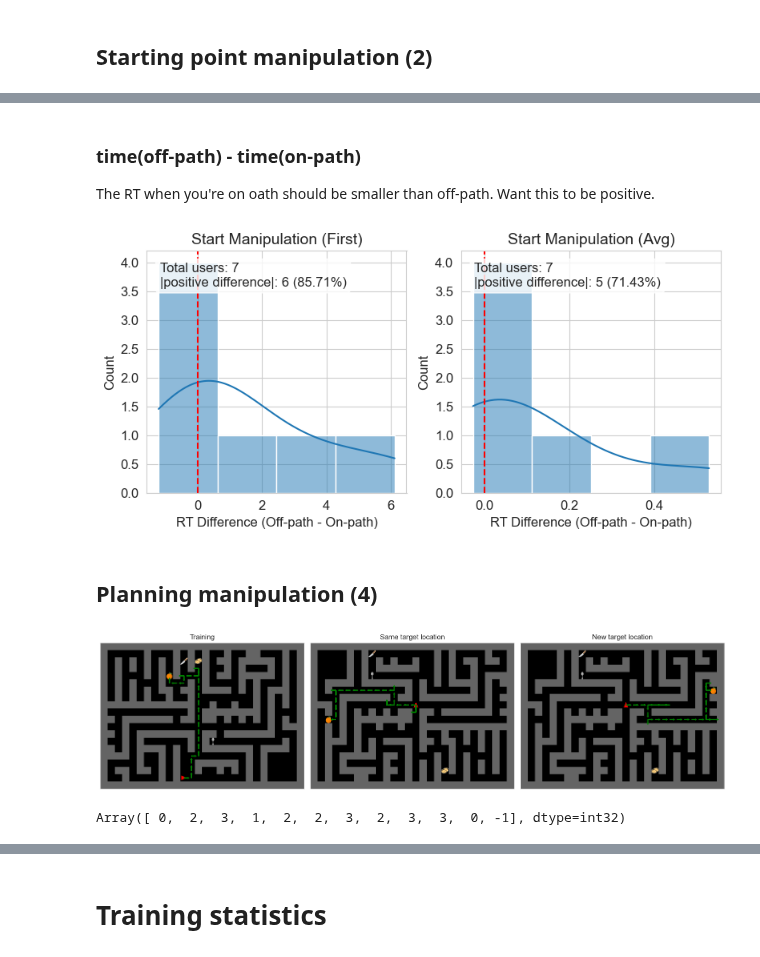
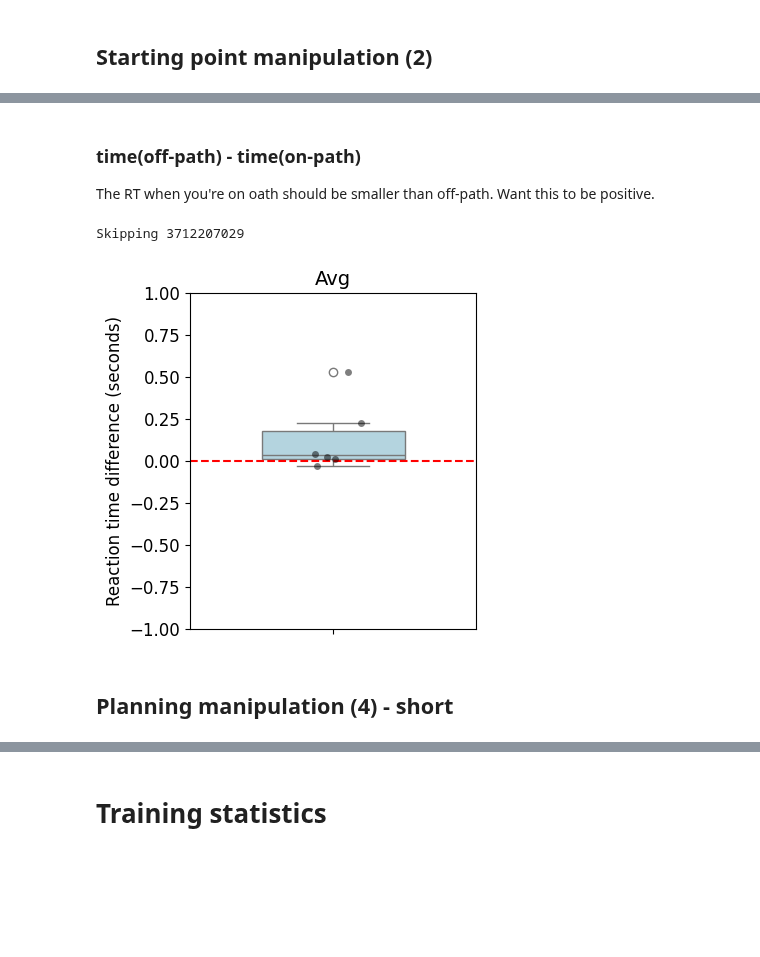
Before and after one commit to wcarvalho/human-dyna-web, a Jupyter notebook: analysis_notebooks/exp3-v2.ipynb, the cells around one changed output, grey strips where cells are left out. Saved outputs shown, nothing was run; the diff lists cells and outputs as text; code cells hidden in the pictures; blank space fills up the shorter version.

Commit message:
updated plots

```diff
--- a/analysis_notebooks/exp3-v2.ipynb
+++ b/analysis_notebooks/exp3-v2.ipynb
@@ -355,7 +372,7 @@ Using: /Users/wilka/git/research/human-dyna-web/libraries/housemaze/housemaze/im
 user_df = data_loading.make_all_episode_data(
     files=files,
     example_timestep=example_web_timestep,
-    overwrite=True,
+    overwrite=False,
     # debug=True
 )
 user_df.head()
@@ -394,13 +484,15 @@ plots.m2_reaction_times(user_df)
 # %%
 display(Markdown("""
 ### time(off-path) - time(on-path)
 The RT when you're on oath should be smaller than off-path. Want this to be positive.
 """))
-plots.m2_reaction_time_difference(user_df)
+# plots.m2_reaction_time_difference(user_df, ['first'], y_lim=[-2, 7])
+plots.m2_reaction_time_difference(user_df, ['avg'], y_lim=[-1, 1])
 # %% [output]
 
 ### time(off-path) - time(on-path)
 The RT when you're on oath should be smaller than off-path. Want this to be positive.
+Skipping 3712207029
-[figure, old version]
+[figure, new version]
 # %% [markdown]
-## Planning manipulation (4)
+## Planning manipulation (4) - short
@@ -418,23 +499,2 @@ cond2 = subset.filter(maze='big_m4_maze_long_eval_same')
 # %%
-# Create a figure with 3 subplots for render_path
-fig, axs = plt.subplots(1, 3, figsize=(15, 5))
-
-# Render paths on separate subplots
-housemaze.render_path(cond0.episodes[0], ax=axs[0])
-axs[0].set_title("Training")
-
-housemaze.render_path(cond1.episodes[0], ax=axs[2])
-axs[2].set_title('New target location')
-
-housemaze.render_path(cond2.episodes[0], ax=axs[1])
-axs[1].set_title('Same target location')
-
-plt.tight_layout()
-plt.show()
+# plots.plot_m4_example(user_df, 'short')
-# %% [output]
-[figure, removed]
-# %%
-actions = cond1.episodes[0].actions
-episode_length = len(cond1.episodes[0].actions)
-# %% [output]
-Array([ 0,  2,  3,  1,  2,  2,  3,  2,  3,  3,  0, -1], dtype=int32)
```
Also changed, not shown: parts of 60 cells of this notebook, 6 other files.
